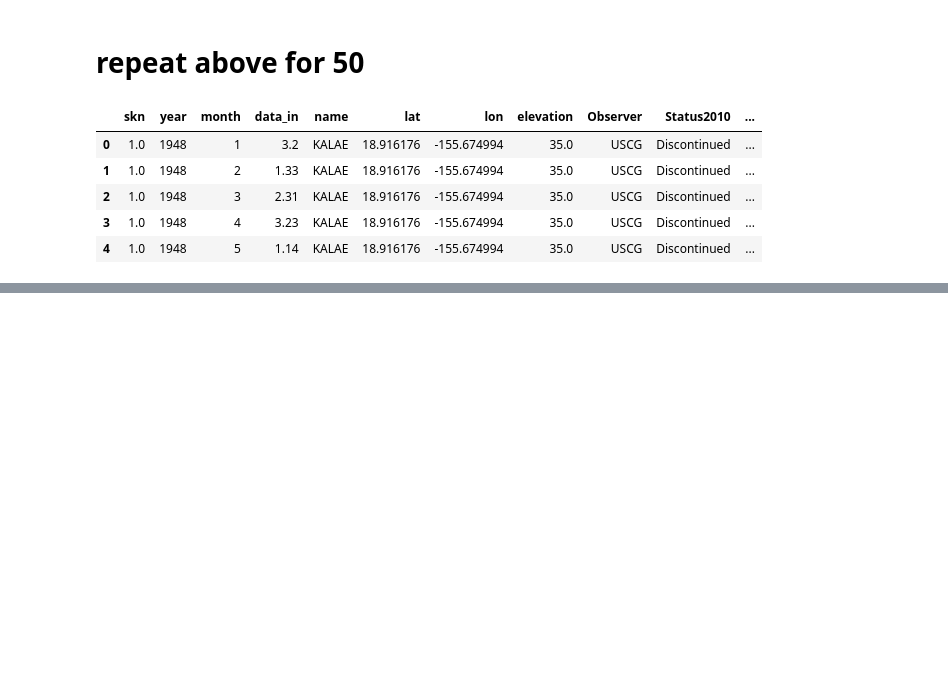
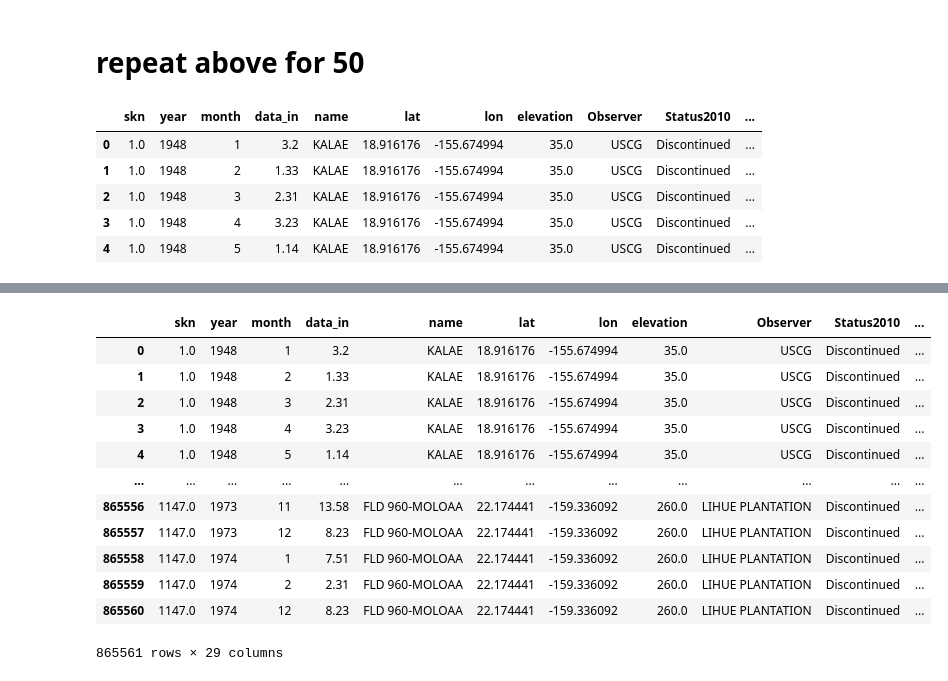
Before and after one commit to yusukemh/StatisticalDownscaling, a Jupyter notebook: finalize/01_dataset_interpolation.ipynb, the cells around one changed output, grey strips where cells are left out. Cells and saved outputs as stored; diff of their text form; code cells hidden in the pictures; blank space fills up the shorter version.

```diff
--- a/finalize/01_dataset_interpolation.ipynb
+++ b/finalize/01_dataset_interpolation.ipynb
@@ -208 +218,17 @@ df_complete_cleaned.head()
+# %%
+df_complete_cleaned
+# %% [output]
+|  | skn | year | month | data_in | name | lat | lon | elevation | Observer | Status2010 | ... |
+| 0 | 1.0 | 1948 | 1 | 3.2 | KALAE | 18.916176 | -155.674994 | 35.0 | USCG | Discontinued | ... |
+| 1 | 1.0 | 1948 | 2 | 1.33 | KALAE | 18.916176 | -155.674994 | 35.0 | USCG | Discontinued | ... |
+| 2 | 1.0 | 1948 | 3 | 2.31 | KALAE | 18.916176 | -155.674994 | 35.0 | USCG | Discontinued | ... |
+| 3 | 1.0 | 1948 | 4 | 3.23 | KALAE | 18.916176 | -155.674994 | 35.0 | USCG | Discontinued | ... |
+| 4 | 1.0 | 1948 | 5 | 1.14 | KALAE | 18.916176 | -155.674994 | 35.0 | USCG | Discontinued | ... |
+| ... | ... | ... | ... | ... | ... | ... | ... | ... | ... | ... | ... |
+| 865556 | 1147.0 | 1973 | 11 | 13.58 | FLD 960-MOLOAA | 22.174441 | -159.336092 | 260.0 | LIHUE PLANTATION | Discontinued | ... |
+| 865557 | 1147.0 | 1973 | 12 | 8.23 | FLD 960-MOLOAA | 22.174441 | -159.336092 | 260.0 | LIHUE PLANTATION | Discontinued | ... |
+| 865558 | 1147.0 | 1974 | 1 | 7.51 | FLD 960-MOLOAA | 22.174441 | -159.336092 | 260.0 | LIHUE PLANTATION | Discontinued | ... |
+| 865559 | 1147.0 | 1974 | 2 | 2.31 | FLD 960-MOLOAA | 22.174441 | -159.336092 | 260.0 | LIHUE PLANTATION | Discontinued | ... |
+| 865560 | 1147.0 | 1974 | 12 | 8.23 | FLD 960-MOLOAA | 22.174441 | -159.336092 | 260.0 | LIHUE PLANTATION | Discontinued | ... |
+865561 rows × 29 columns
 # %%
```
Also changed, not shown: parts of 3 cells of this notebook.
